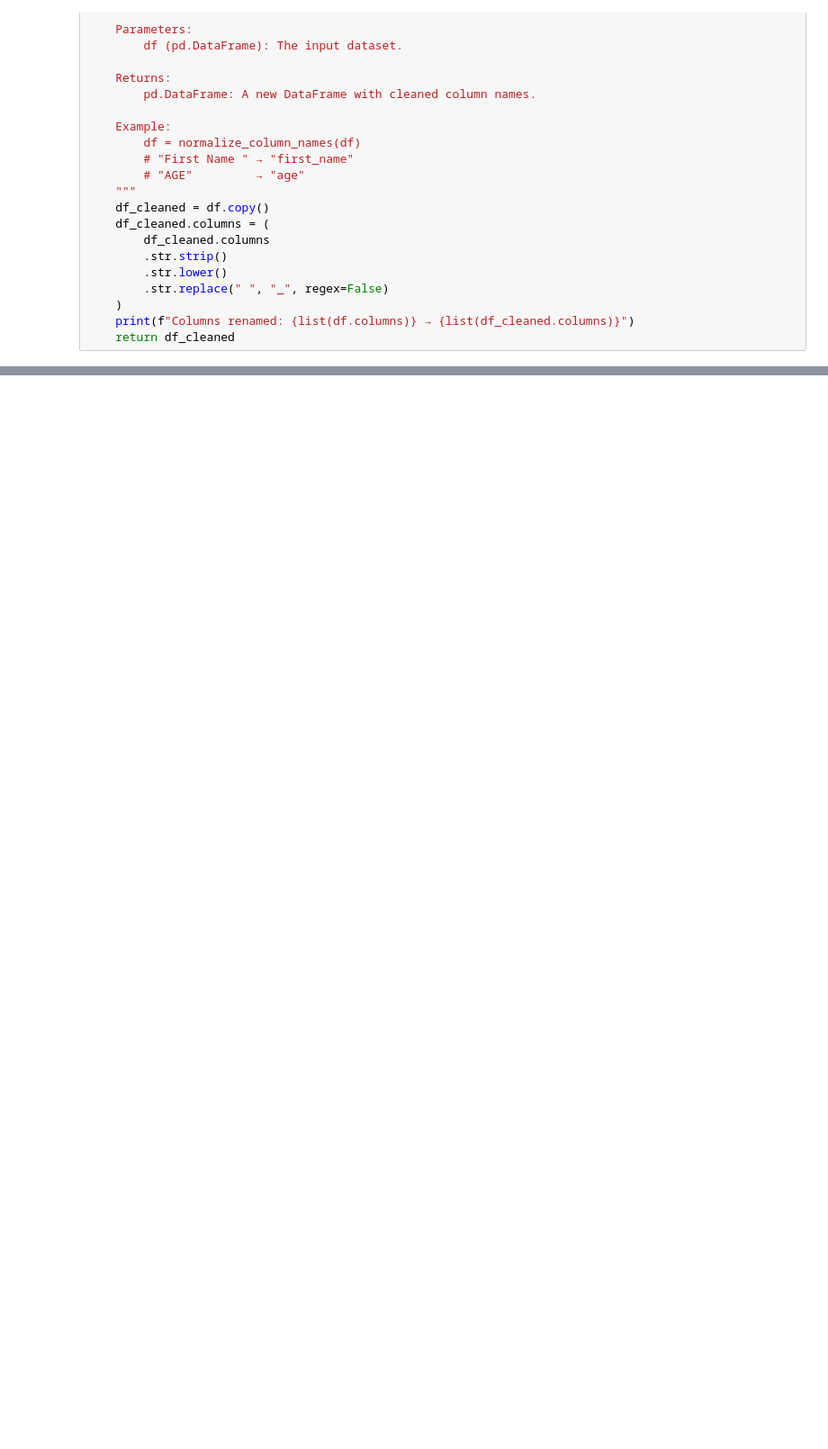
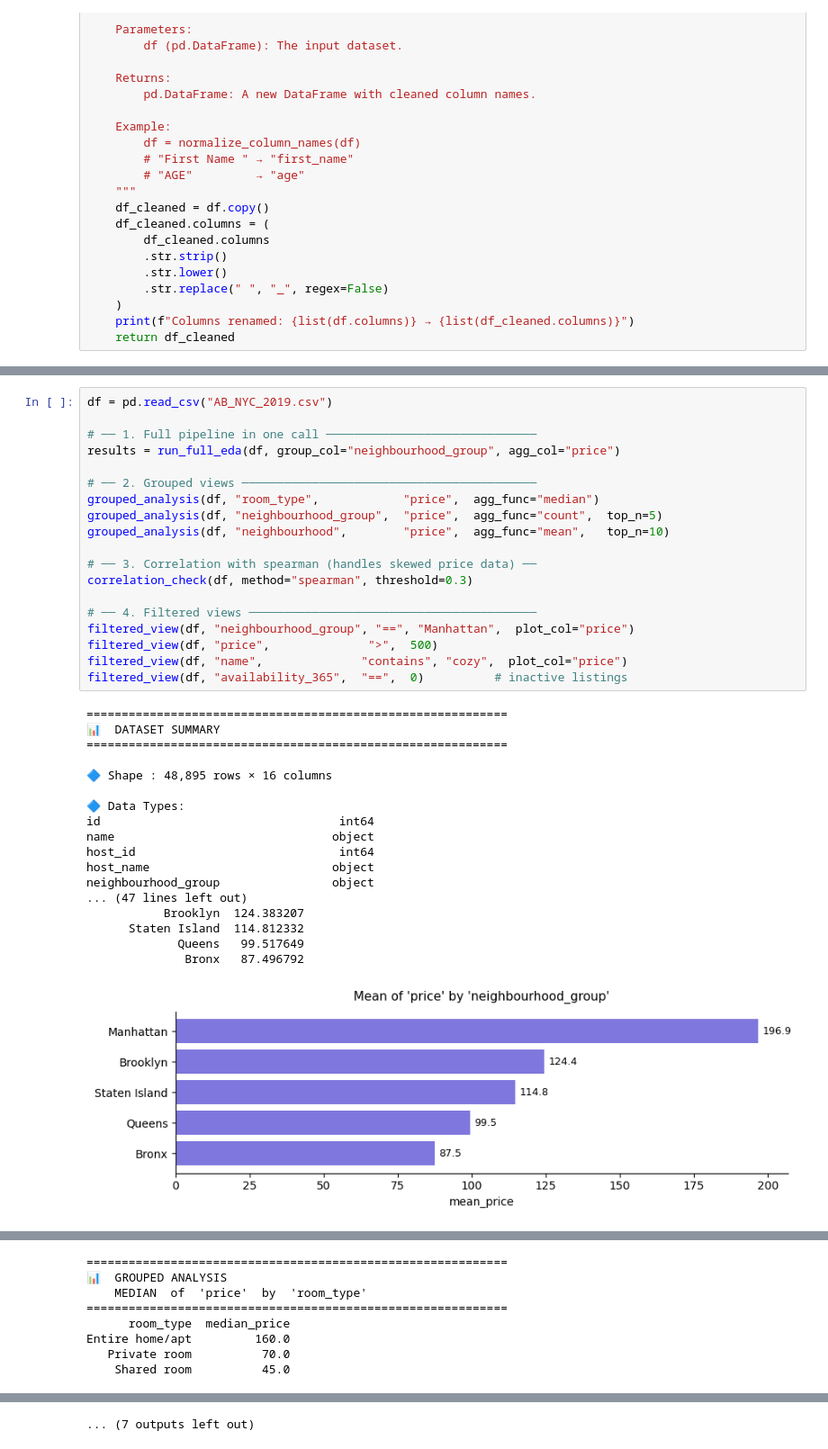
Before and after one commit to faheema01/ai-programming-foundations-project, a Jupyter notebook: data_workflow.ipynb, the cells around one changed output, grey strips where cells are left out. Shown at 90% size. Cells and saved outputs as stored; diff of their text form; blank space fills up the shorter version.

```diff
--- a/data_workflow.ipynb
+++ b/data_workflow.ipynb
@@ -65,0 +339,38 @@ def normalize_column_names(df):
+# %%
+df = pd.read_csv("AB_NYC_2019.csv")
+
+# ── 1. Full pipeline in one call ──────────────────────────────
+results = run_full_eda(df, group_col="neighbourhood_group", agg_col="price")
+
+# ── 2. Grouped views ──────────────────────────────────────────
+grouped_analysis(df, "room_type",            "price",  agg_func="median")
+grouped_analysis(df, "neighbourhood_group",  "price",  agg_func="count",  top_n=5)
+grouped_analysis(df, "neighbourhood",        "price",  agg_func="mean",   top_n=10)
+
+# ── 3. Correlation with spearman (handles skewed price data) ──
+correlation_check(df, method="spearman", threshold=0.3)
+
+# ── 4. Filtered views ─────────────────────────────────────────
+filtered_view(df, "neighbourhood_group", "==", "Manhattan",  plot_col="price")
+filtered_view(df, "price",              ">",  500)
+filtered_view(df, "name",              "contains", "cozy",  plot_col="price")
+filtered_view(df, "availability_365",  "==",  0)          # inactive listings
+# %% [output]
+============================================================
+📊  DATASET SUMMARY
+============================================================
+
+🔷 Shape : 48,895 rows × 16 columns
+
+🔷 Data Types:
+id                                  int64
+name                               object
+host_id                             int64
+host_name                          object
+neighbourhood_group                object
+... (47 lines left out)
+           Brooklyn  124.383207
+      Staten Island  114.812332
+             Queens   99.517649
+              Bronx   87.496792
+[figure, added]
@@ -65,0 +395,8 @@ def normalize_column_names(df):
+============================================================
+📊  GROUPED ANALYSIS
+    MEDIAN  of  'price'  by  'room_type'
+============================================================
+      room_type  median_price
+Entire home/apt         160.0
+   Private room          70.0
+    Shared room          45.0
@@ -65,0 +449 @@ def normalize_column_names(df):
+... (7 outputs left out)
```
Also changed, not shown: parts of 2 cells of this notebook, 1 other file.
